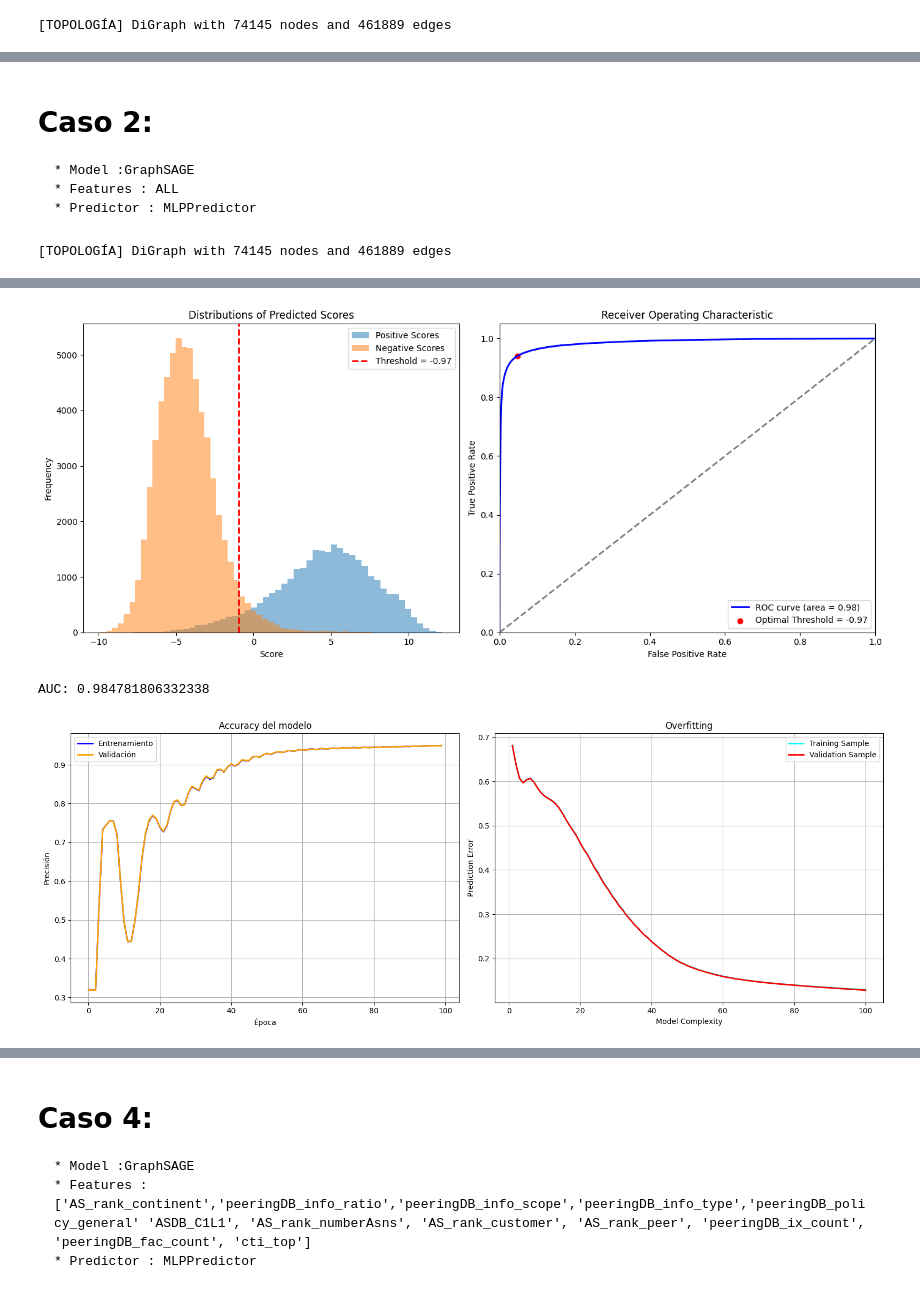
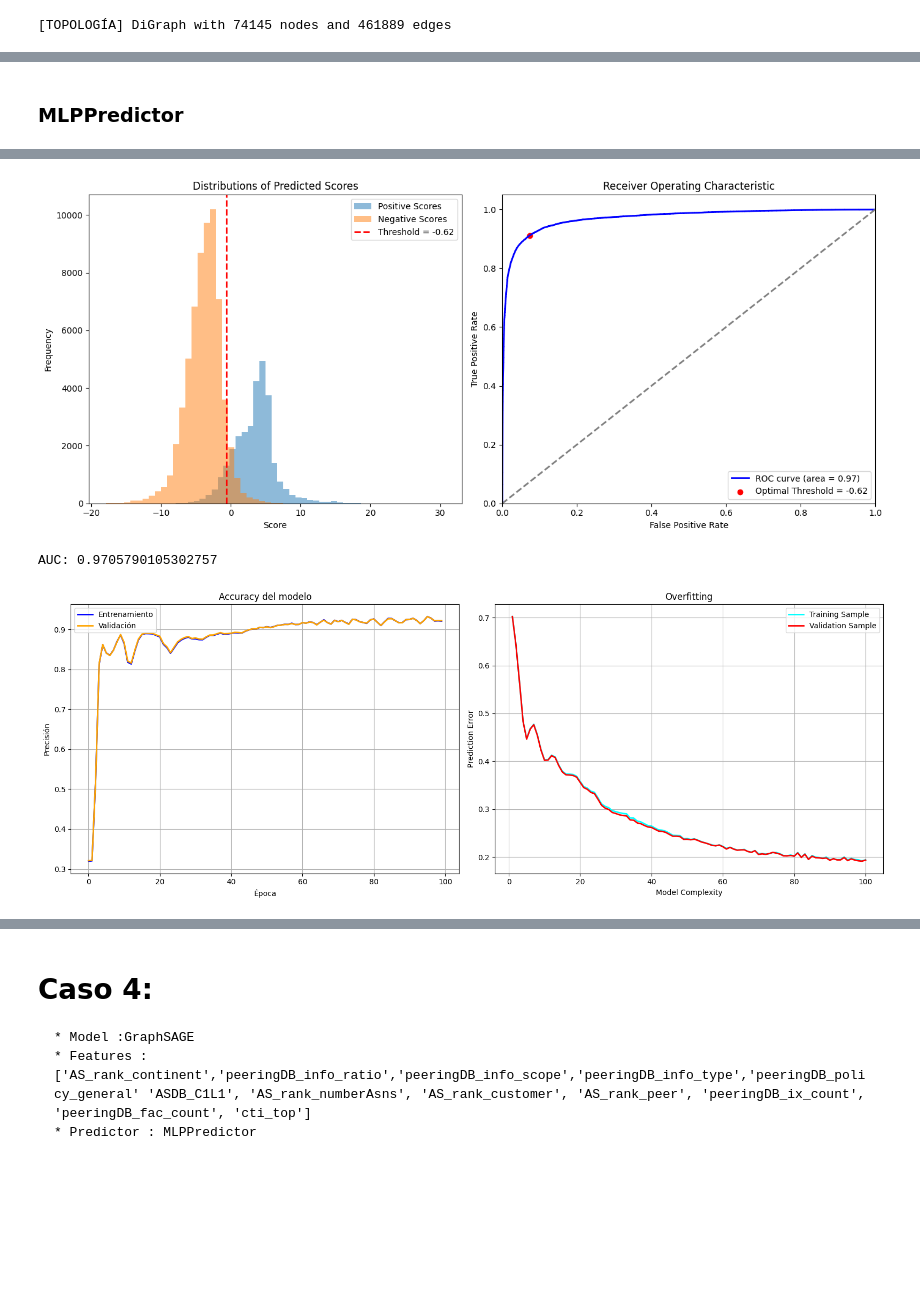
Before and after one commit to valesteban/TESIS, a Jupyter notebook: trainingBinaryClass.ipynb, the cells around one changed output, grey strips where cells are left out. Saved outputs shown, nothing was run; the diff lists cells and outputs as text; code cells hidden in the pictures; blank space fills up the shorter version.

```diff
--- a/trainingBinaryClass.ipynb
+++ b/trainingBinaryClass.ipynb
@@ -198,38 +200,12 @@ weighted avg     0.8056    0.8022    0.8036    138592
-# %% [markdown]
-# Caso 2:
-    * Model :GraphSAGE
-    * Features : ALL
-    * Predictor : MLPPredictor
-# %%
-# Crea archivos creacion dataset train, test, val -----------------------------------------------------
-# Path de donde se guardaran archivos
-path_dataset = os.getcwd() + "/datasets/DGL_Graph/MYCODEDiGraph/"
-graph = Graph(path_dataset, debug=True)
-
-# 1.- Creo topologia dataset y label
-type = "DiGraph"
-file_path = "/home/vale/Desktop/GIT/TESIS/datasets/CAIDA_AS_Relationships/Serial_2/20220701.as-rel2.txt.bz2"  # Path archivos Relationships para creacion de topologia y etiquetado
-graph.read_from_relationship_edgelist(file_path,type)
-print("[TOPOLOGÍA]", graph.nx_graph)
-
-# # 2.- Creo archivo nodes.csv con las features de los nodos que se van a aocupar y lo agrego a  dataset_dic de la clase
-features_filename = "datasets/GNN_INTERNET_DATA/node_features.csv"
-graph.features_nodes(features_filename)
-
-# 3.- Eliminar nodos de grado 1 hojas
-
-# graph.remove_nodes_degree(1)
-# graph.remove_nodes_degree(1)
-# graph.remove_nodes_degree(1)
-# %% [output]
-[TOPOLOGÍA] DiGraph with 74145 nodes and 461889 edges
+# %% [markdown]
+### MLPPredictor
 # %%
-# dataset con features de nodos unicamente degrees
 data_path = "datasets/DGL_Graph/MYCODEDiGraph/"
 
 gnn = GNN(debug=True)
 gnn.load_dataset( data_path, force_reload=True)
-gnn.split_dataset()
+gnn.split_dataset_edges(0.6)
+# gnn.split_dtaset_v2()
 
 gnn.dgl_graph.ndata['feat'] = gnn.dgl_graph.ndata['feat'].float()
 
@@ -237,23 +213,19 @@ edge_label = gnn.dgl_graph.edata['Relationship']
 train_mask = gnn.train_mask
 test_mask = gnn.test_mask
 
-in_feats = gnn.dgl_graph.ndata["feat"].size(1) #72
-h_feats = 16
-num_clases = 1
 
-num_features_in =  gnn.dgl_graph.ndata["feat"].size(1)
-num_feat_hidden = 16
-num_feat_out = 1
+model = GCN(gnn.dgl_graph.ndata["feat"].size(1),100,50)
+# model = ModelGCN(gnn.dgl_graph.ndata["feat"].size(1),16,8)
 
-# model = GraphSAGE(num_features_in, num_feat_hidden,num_feat_out)
-model = GraphSAGE(num_features_in, num_feat_hidden, 8)
-pred = MLPPredictor(8,1)
+pred = MLPPredictor(50,1)
+
 
 # ----------- 3. set up loss and optimizer -------------- #
 
-optimizer = torch.optim.Adam(itertools.chain(model.parameters(), pred.parameters()), lr=0.006)
+optimizer = torch.optim.Adam(itertools.chain(model.parameters(), pred.parameters()), lr=0.007)
 
 # ----------- 4. training -------------------------------- #
+
 # Lista para almacenar los valores de pérdida
 model_complexity = []
 
@@ -262,7 +234,8 @@ acc_train = []
 
 train_error = []
 val_error = []
-for e in range(100):
+
+for epoch in range(100):
   # forward
   h = model(gnn.dgl_graph, gnn.dgl_graph.ndata['feat'])
   logits =  pred(gnn.dgl_graph, h)
@@ -273,10 +246,10 @@ for e in range(100):
   train_loss = F.binary_cross_entropy_with_logits(logits[train_mask], labels[train_mask])
   train_error.append(train_loss.item())
 
-
   # Calcular la pérdida en el conjunto de validación -----------------------
   val_loss = F.binary_cross_entropy_with_logits(logits[gnn.val_mask], labels[gnn.val_mask])
   val_error.append(val_loss.item())
+
 
   # Calculo accuracy -------------------------------------------------------
   # Calcular la precisión en el conjunto de entrenamiento
@@ -290,18 +263,15 @@ for e in range(100):
   acc_val.append(val_acc)
 
   # Guardar la complejidad (epochs) del modelo (aquí usamos el número de épocas)
-  model_complexity.append(e + 1)
-
-
+  model_complexity.append(epoch + 1)
 
   # backward
   optimizer.zero_grad()
-  # train_loss.backward()
   train_loss.backward()
   optimizer.step()
 
-  if e % 10 == 0:
-      print('In epoch {}, train loss: {}, val loss: {}'.format(e, train_loss, val_loss))
+  if epoch % 10 == 0:
+      print('In epoch {}, train loss: {}, val loss: {}'.format(epoch, train_loss, val_loss))
 
 # ----------- 5. Definir threashold -------------- #
 
@@ -334,6 +306,6 @@ In epoch 90, train loss: 0.13357706367969513, val loss: 0.13291947543621063
-[figure, old version]
+[figure, new version]
-AUC: 0.984781806332338
+AUC: 0.9705790105302757
-[figure, old version]
+[figure, new version]
 # %%
 # ----------- 6. Calcular métricas -------------- #
 
```
Also changed, not shown: parts of 72 cells of this notebook.
